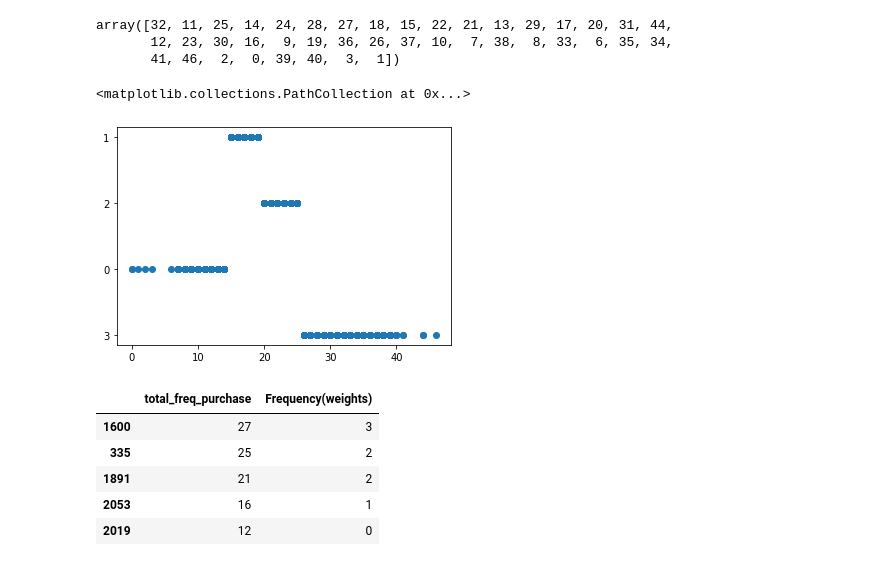
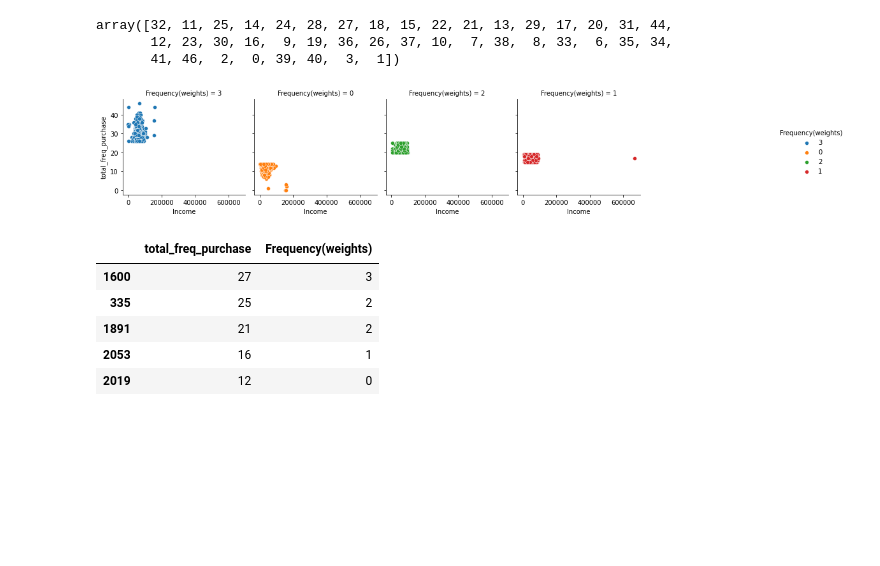
Before and after one commit to Sophiajackrich/Stutern-repo, a Jupyter notebook: DATA_VISUALIZATION_Assignment_5.ipynb, the cells around one changed output. Saved outputs shown, nothing was run; the diff lists cells and outputs as text; code cells hidden in the pictures; blank space fills up the shorter version.

```diff
--- a/DATA_VISUALIZATION_Assignment_5.ipynb
+++ b/DATA_VISUALIZATION_Assignment_5.ipynb
@@ -384,8 +413,8 @@ df[["Total_amount", "Avg_amount", "Avg_amount(weights)"]].sample(n=5, random_sta
 # %%
 # 3a Enter your solution here
 Recency = df1["Recency"]
-quantiles = 5 # No of groups/bins
-df1["Recency(weights)"] = pd.qcut(x=Recency, q=quantiles, labels=[4,3,2,1,0], duplicates="drop").astype(str)
+quintiles = 5 # No of groups/bins
+df1["Recency(weights)"] = pd.qcut(x=Recency, q=quintiles, labels=[4,3,2,1,0], duplicates="drop").astype(str)
 df1["Recency(weights)"].unique()
 
 display_count(data=df1, feature="Recency(weights)", rotation=20)
@@ -472,16 +507,22 @@ array([32, 11, 25, 14, 24, 28, 27, 18, 15, 22, 21, 13, 29, 17, 20, 31, 44,
 # %%
 # 4b Create a new variable, Frequency(weights) by converting the result from the previous question to quartiles (0,1,2,3) such that the higher the Frequency, the higher the weight
 Frequency = df1["total_freq_purchase"]
 quartiles = 4
 # covert "total_freq_purchase" to "Frequency(weights)" and store in a new column
 df1["Frequency(weights)"] = pd.qcut(x=Frequency, q=quartiles, labels=np.arange(quartiles), duplicates="drop").astype(str)
 df1["Frequency(weights)"].unique()
 
-plt.scatter(data=df1, x="total_freq_purchase", y="Frequency(weights)")
-#Here it shows the higher the total_freq_purch, the higher the weights, even tho it isnt orderly.
+
+# plot a scatterplot applying a FacetGrid
+grid = sns.FacetGrid(df1, col="Frequency(weights)", hue="Frequency(weights)", col_wrap=5)
+grid.map(sns.scatterplot, "Income", "total_freq_purchase")
+grid.add_legend()
+plt.show()
+
+# Here it shows a cluster of the total_freq_purchase and income due to the frequency(weight) grouping, whereby the higher the total_freq_purch,
+# the higher the weights, even tho it isnt orderly
 # %% [output]
-<matplotlib.collections.PathCollection at 0x...>
-[figure, old version]
+[figure, new version]
 # %%
 df1[["total_freq_purchase", "Frequency(weights)"]].sample(n=5, random_state=2).sort_values(by="total_freq_purchase", ascending=False)
 # %% [output]
```
Also changed, not shown: parts of 7 cells of this notebook.
